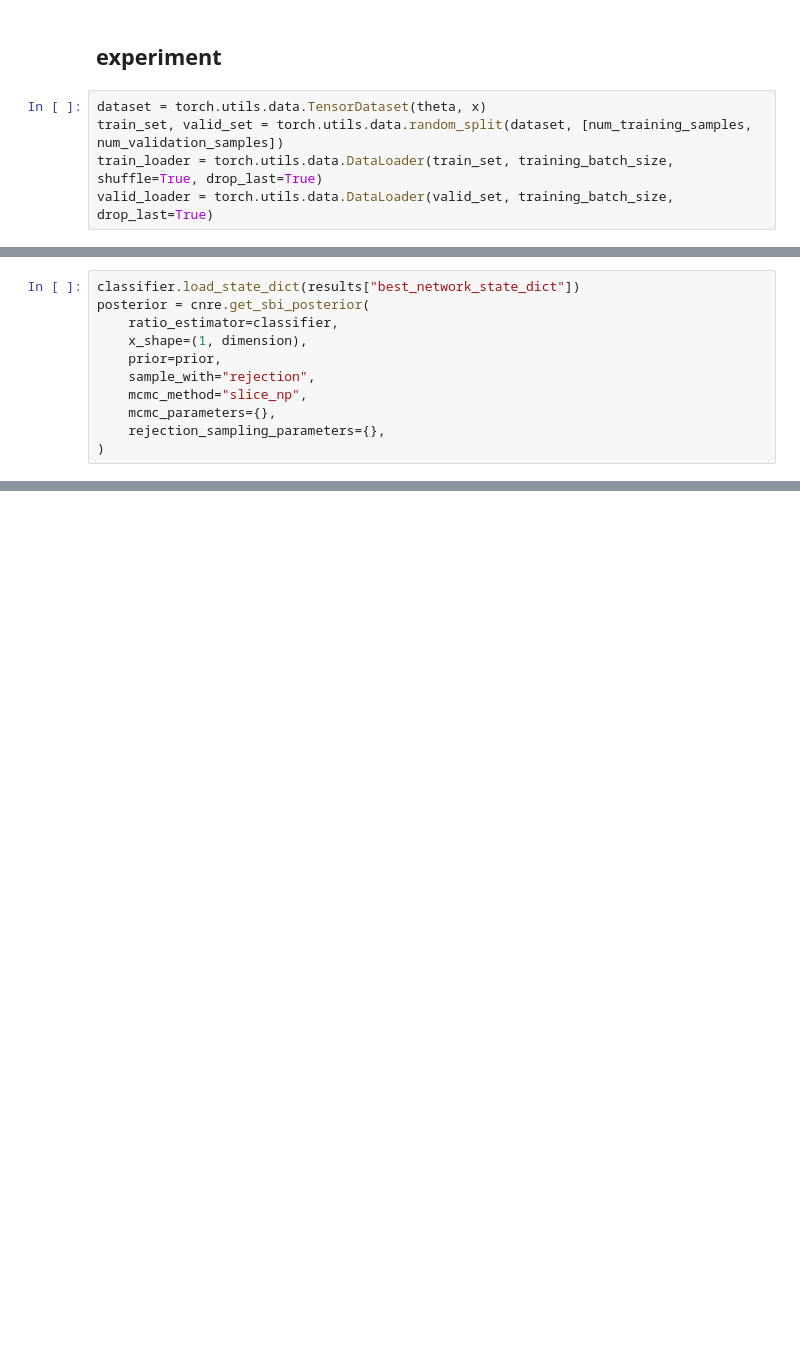
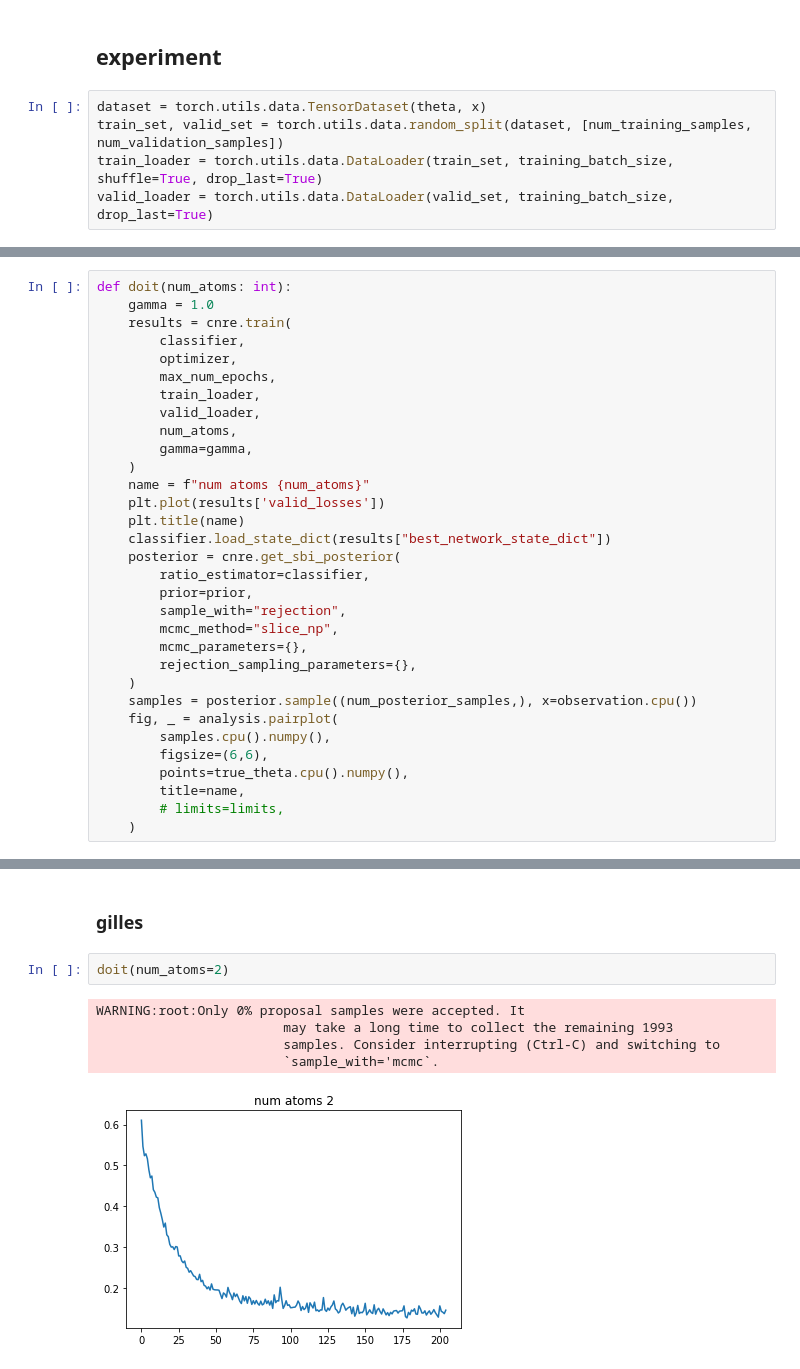
Before and after one commit to bkmi/cnre, a Jupyter notebook: 01 basic algorithm.ipynb, the cells around one changed output, grey strips where cells are left out. Drawn from its saved outputs; the diff is of its cells as text; blank space fills up the shorter version.

```diff
--- a/01 basic algorithm.ipynb
+++ b/01 basic algorithm.ipynb
@@ -144,11 +126,0 @@ plt.plot(results['valid_losses'])
-# %%
-classifier.load_state_dict(results["best_network_state_dict"])
-posterior = cnre.get_sbi_posterior(
-    ratio_estimator=classifier,
-    x_shape=(1, dimension),
-    prior=prior,
-    sample_with="rejection",
-    mcmc_method="slice_np",
-    mcmc_parameters={},
-    rejection_sampling_parameters={},
-)
@@ -165,3 +127,35 @@ fig, _ = analysis.pairplot(
+# %%
+def doit(num_atoms: int):
+    gamma = 1.0
+    results = cnre.train(
+        classifier,
+        optimizer,
+        max_num_epochs,
+        train_loader,
+        valid_loader,
+        num_atoms,
+        gamma=gamma,
+    )
+    name = f"num atoms {num_atoms}"
+    plt.plot(results['valid_losses'])
+    plt.title(name)
+    classifier.load_state_dict(results["best_network_state_dict"])
+    posterior = cnre.get_sbi_posterior(
+        ratio_estimator=classifier,
+        prior=prior,
+        sample_with="rejection",
+        mcmc_method="slice_np",
+        mcmc_parameters={},
+        rejection_sampling_parameters={},
+    )
+    samples = posterior.sample((num_posterior_samples,), x=observation.cpu())
+    fig, _ = analysis.pairplot(
+        samples.cpu().numpy(),
+        figsize=(6,6),
+        points=true_theta.cpu().numpy(),
+        title=name,
+        # limits=limits,
+    )
 # %%
 name = f"ref"
 fig, _ = analysis.pairplot(
@@ -173,0 +170,10 @@ fig, _ = analysis.pairplot(
+# %% [markdown]
+### gilles
+# %%
+doit(num_atoms=2)
+# %% [output]
+WARNING:root:Only 0% proposal samples were accepted. It
+                        may take a long time to collect the remaining 1993
+                        samples. Consider interrupting (Ctrl-C) and switching to
+                        `sample_with='mcmc`.
+[figure, added]
```
Also changed, not shown: parts of 11 cells of this notebook, 2 other files.
